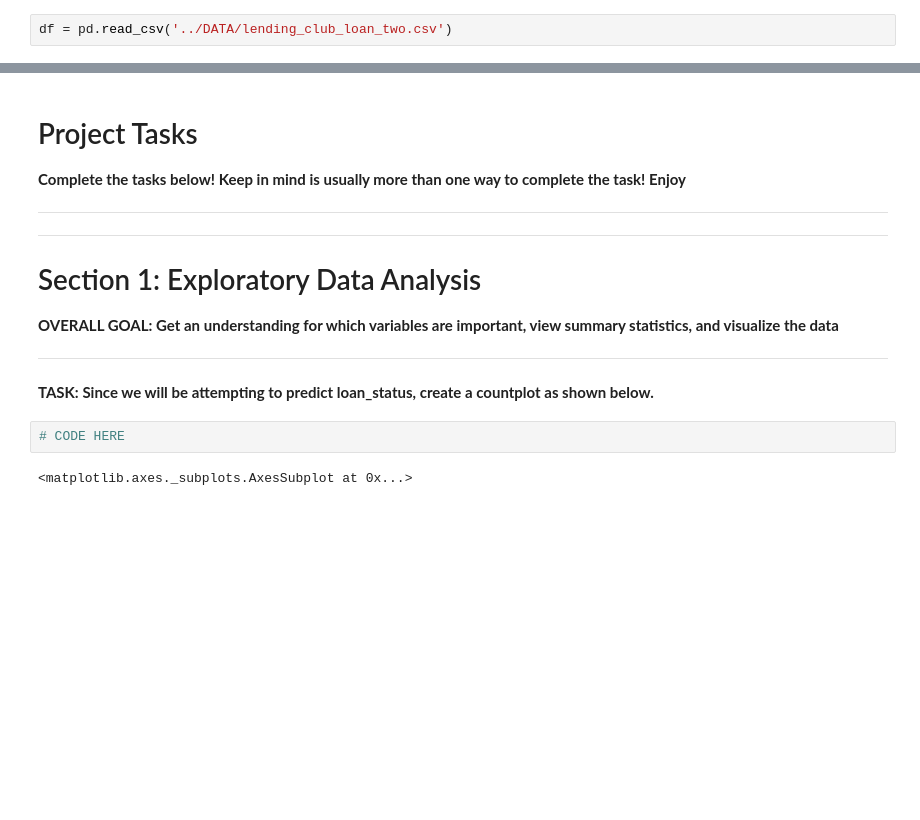
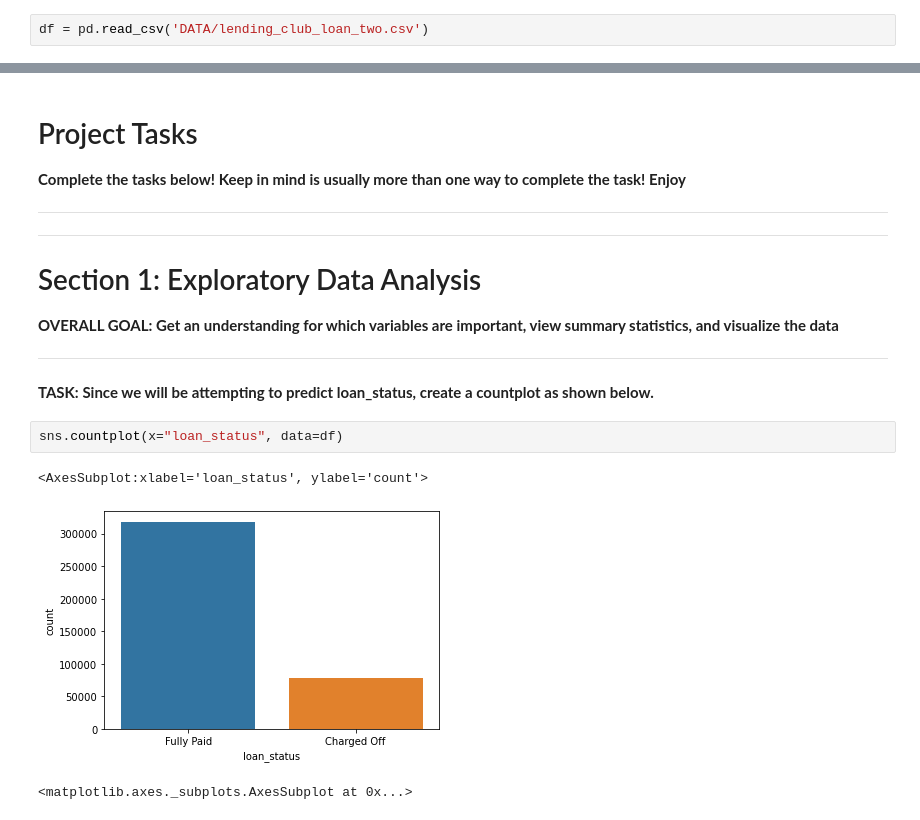
Before and after one commit to l0reDLeon/KerasProject, a Jupyter notebook: 03-Keras-Project-Exercise.ipynb, the cells around one changed output, grey strips where cells are left out. Drawn from its saved outputs; the diff is of its cells as text; blank space fills up the shorter version.

Commit message:
Exploratory Data Analysis

```diff
--- a/03-Keras-Project-Exercise.ipynb
+++ b/03-Keras-Project-Exercise.ipynb
@@ -209,7 +209,7 @@ import seaborn as sns
 # might be needed depending on your version of Jupyter
 %matplotlib inline
 # %%
-df = pd.read_csv('../DATA/lending_club_loan_two.csv')
+df = pd.read_csv('DATA/lending_club_loan_two.csv')
 # %%
 df.info()
 # %% [output]
@@ -246,8 +246,11 @@ memory usage: 81.6+ MB
 ----
 # %% [markdown]
 **TASK: Since we will be attempting to predict loan_status, create a countplot as shown below.**
-# %%
-# CODE HERE
+# %%
+sns.countplot(x="loan_status", data=df)
+# %% [output]
+<AxesSubplot:xlabel='loan_status', ylabel='count'>
+[figure, added]
 # %%
 # %% [output]
 <matplotlib.axes._subplots.AxesSubplot at 0x...>
```
Also changed, not shown: parts of 41 cells of this notebook, 1 other file.
